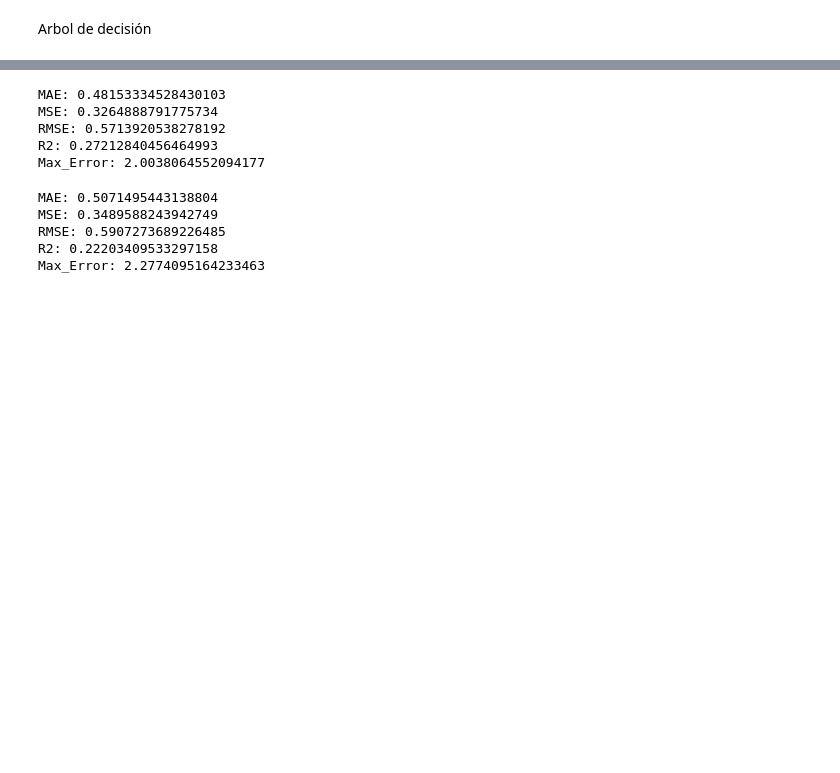
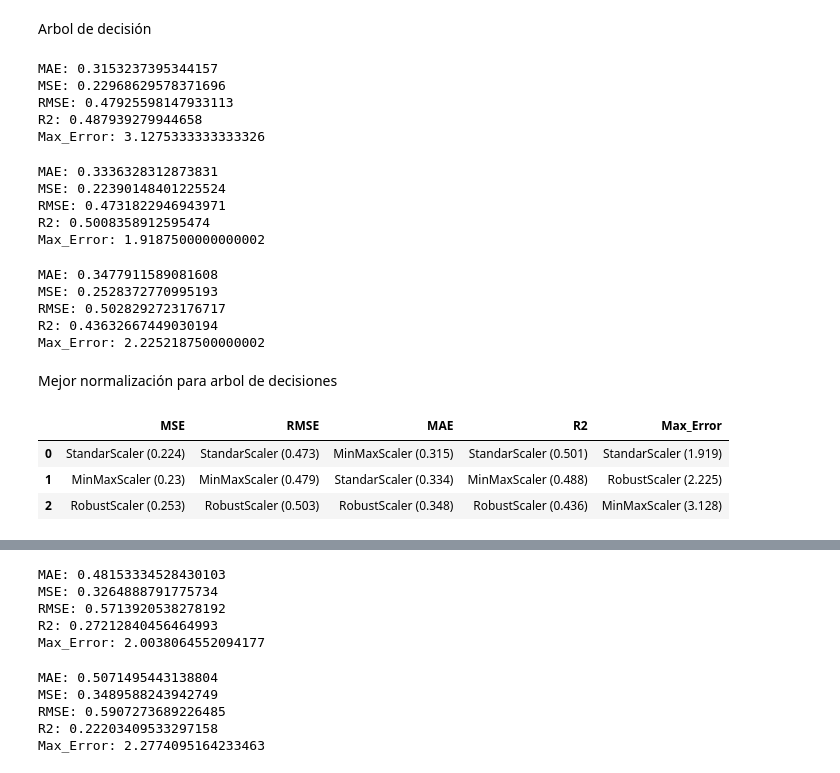
Before and after one commit to WilhelmBuitrago/BandGap-Prediction, a Jupyter notebook: code/BandGap-Prediction_ML_M2.ipynb, the cells around one changed output, grey strips where cells are left out. Cells and saved outputs as stored; diff of their text form; code cells hidden in the pictures; blank space fills up the shorter version.

Commit message:
Models with normalization

```diff
--- a/code/BandGap-Prediction_ML_M2.ipynb
+++ b/code/BandGap-Prediction_ML_M2.ipynb
@@ -331,3 +352,72 @@ print("Max_Error:",max_error(y_pred=y_pred,y_true=y_test2))
 # %% [markdown]
 Arbol de decisión
+# %%
+model_DT = DecisionTreeRegressor(min_samples_split=2,min_samples_leaf=10,max_depth=10,random_state=42)
+y_pred = model_DT.fit(X_train_pca_min, y_train_min).predict(X_test_pca_min)
+data_model_DT_min = {'Normalizacion': 'MinMaxScaler',
+              'MSE': mean_squared_error(y_pred=y_pred,y_true=y_test_min),
+              'RMSE': np.sqrt(mean_squared_error(y_pred=y_pred,y_true=y_test_min)),
+              'MAE': mean_absolute_error(y_pred=y_pred,y_true=y_test_min),
+              'R2': r2_score(y_pred=y_pred,y_true=y_test_min),
+              'Max_Error': max_error(y_pred=y_pred,y_true=y_test_min)}
+print("MAE:", mean_absolute_error(y_pred=y_pred,y_true=y_test_robs))
+print("MSE:",mean_squared_error(y_pred=y_pred,y_true=y_test_robs))
+print("RMSE:",np.sqrt(mean_squared_error(y_pred=y_pred,y_true=y_test_robs)))
+print("R2:",r2_score(y_pred=y_pred,y_true=y_test_robs))
+print("Max_Error:",max_error(y_pred=y_pred,y_true=y_test_robs))
+# %% [output]
+MAE: 0.3153237395344157
+MSE: 0.22968629578371696
+RMSE: 0.47925598147933113
+R2: 0.487939279944658
+Max_Error: 3.1275333333333326
+# %%
+model_DT = DecisionTreeRegressor(min_samples_split=2,min_samples_leaf=8,max_depth=10,max_features='sqrt',random_state=42)
+y_pred = model_DT.fit(X_train_pca_std, y_train_std).predict(X_test_pca_std)
+data_model_DT_std = {'Normalizacion': 'StandarScaler',
+              'MSE': mean_squared_error(y_pred=y_pred,y_true=y_test_std),
+              'RMSE': np.sqrt(mean_squared_error(y_pred=y_pred,y_true=y_test_std)),
+              'MAE': mean_absolute_error(y_pred=y_pred,y_true=y_test_std),
+              'R2': r2_score(y_pred=y_pred,y_true=y_test_std),
+              'Max_Error': max_error(y_pred=y_pred,y_true=y_test_std)}
+print("MAE:", mean_absolute_error(y_pred=y_pred,y_true=y_test_robs))
+print("MSE:",mean_squared_error(y_pred=y_pred,y_true=y_test_robs))
+print("RMSE:",np.sqrt(mean_squared_error(y_pred=y_pred,y_true=y_test_robs)))
+print("R2:",r2_score(y_pred=y_pred,y_true=y_test_robs))
+print("Max_Error:",max_error(y_pred=y_pred,y_true=y_test_robs))
+# %% [output]
+MAE: 0.3336328312873831
+MSE: 0.22390148401225524
+RMSE: 0.4731822946943971
+R2: 0.5008358912595474
+Max_Error: 1.9187500000000002
+# %%
+model_DT = DecisionTreeRegressor(min_samples_split=2, min_samples_leaf=20,random_state=42)
+y_pred = model_DT.fit(X_train_pca_rob, y_train_robs).predict(X_test_pca_rob)
+data_model_DT_rob = {'Normalizacion': 'RobustScaler',
+              'MSE': mean_squared_error(y_pred=y_pred,y_true=y_test_robs),
+              'RMSE': np.sqrt(mean_squared_error(y_pred=y_pred,y_true=y_test_robs)),
+              'MAE': mean_absolute_error(y_pred=y_pred,y_true=y_test_robs),
+              'R2': r2_score(y_pred=y_pred,y_true=y_test_robs),
+              'Max_Error': max_error(y_pred=y_pred,y_true=y_test_robs)}
+print("MAE:", mean_absolute_error(y_pred=y_pred,y_true=y_test_robs))
+print("MSE:",mean_squared_error(y_pred=y_pred,y_true=y_test_robs))
+print("RMSE:",np.sqrt(mean_squared_error(y_pred=y_pred,y_true=y_test_robs)))
+print("R2:",r2_score(y_pred=y_pred,y_true=y_test_robs))
+print("Max_Error:",max_error(y_pred=y_pred,y_true=y_test_robs))
+# %% [output]
+MAE: 0.3477911589081608
+MSE: 0.2528372770995193
+RMSE: 0.5028292723176717
+R2: 0.43632667449030194
+Max_Error: 2.2252187500000002
+# %% [markdown]
+Mejor normalización para arbol de decisiones
+# %%
+Results([data_model_DT_min,data_model_DT_std,data_model_DT_rob],'Normalizacion')
+# %% [output]
+|  | MSE | RMSE | MAE | R2 | Max_Error |
+| 0 | StandarScaler (0.224) | StandarScaler (0.473) | MinMaxScaler (0.315) | StandarScaler (0.501) | StandarScaler (1.919) |
+| 1 | MinMaxScaler (0.23) | MinMaxScaler (0.479) | StandarScaler (0.334) | MinMaxScaler (0.488) | RobustScaler (2.225) |
+| 2 | RobustScaler (0.253) | RobustScaler (0.503) | RobustScaler (0.348) | RobustScaler (0.436) | MinMaxScaler (3.128) |
 # %%
```
Also changed, not shown: parts of 20 cells of this notebook.
